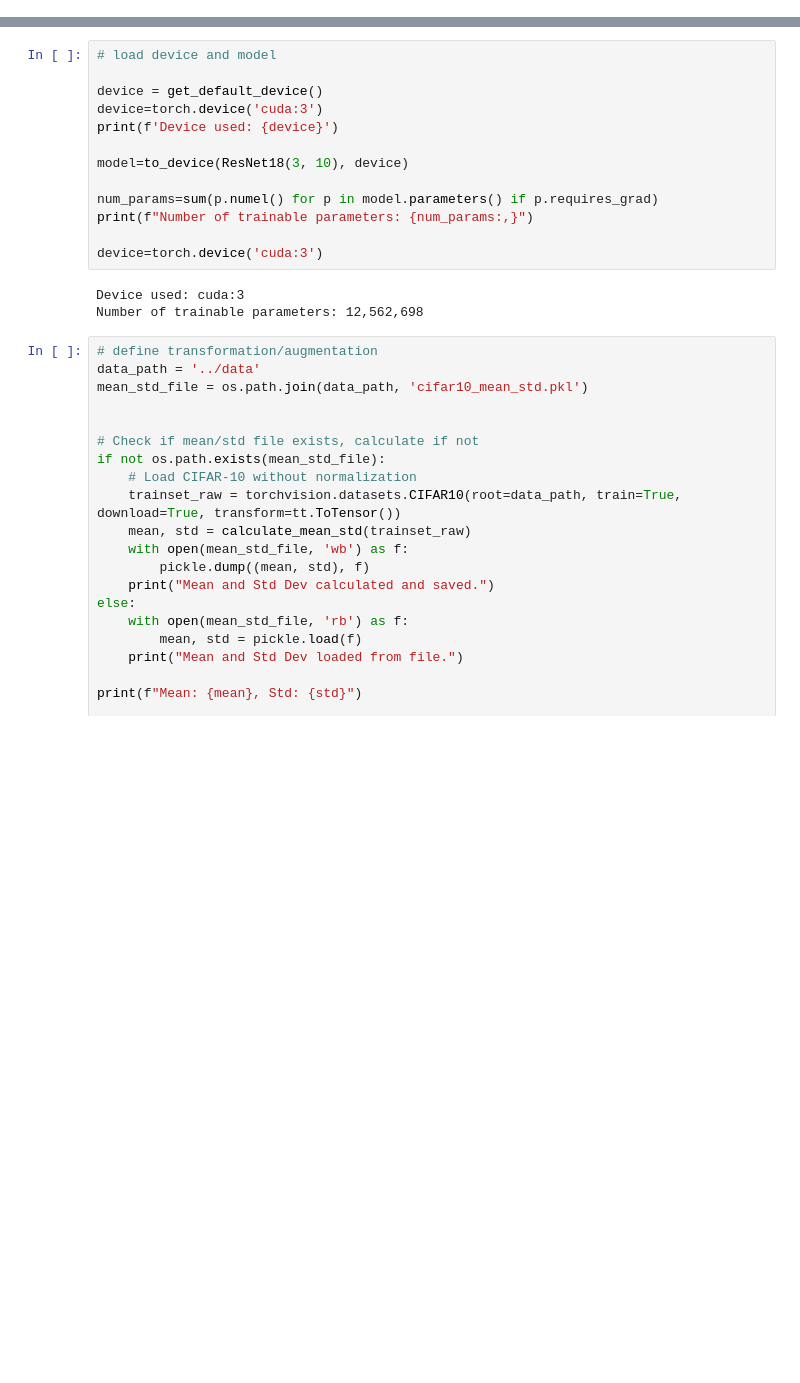
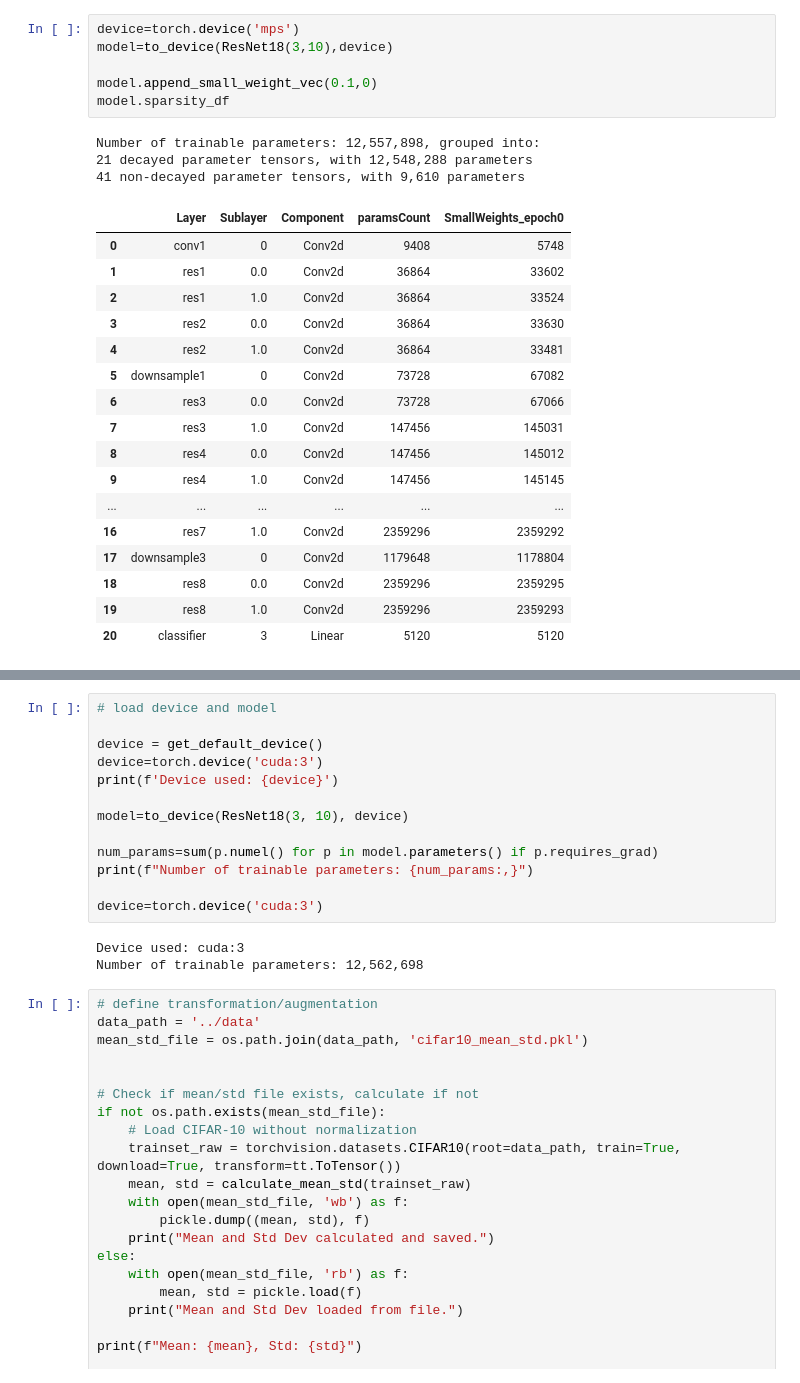
Before and after one commit to Nadav-out/PAdam, a Jupyter notebook: notebooks/CIFAR10-new.ipynb, the cells around one changed output, grey strips where cells are left out. Saved outputs shown, nothing was run; the diff lists cells and outputs as text; blank space fills up the shorter version.

```diff
--- a/notebooks/CIFAR10-new.ipynb
+++ b/notebooks/CIFAR10-new.ipynb
@@ -31,0 +68,27 @@ import numpy as np
+# %%
+device=torch.device('mps')
+model=to_device(ResNet18(3,10),device)
+
+model.append_small_weight_vec(0.1,0)
+model.sparsity_df
+# %% [output]
+Number of trainable parameters: 12,557,898, grouped into:
+21 decayed parameter tensors, with 12,548,288 parameters
+41 non-decayed parameter tensors, with 9,610 parameters
+|  | Layer | Sublayer | Component | paramsCount | SmallWeights_epoch0 |
+| 0 | conv1 | 0 | Conv2d | 9408 | 5748 |
+| 1 | res1 | 0.0 | Conv2d | 36864 | 33602 |
+| 2 | res1 | 1.0 | Conv2d | 36864 | 33524 |
+| 3 | res2 | 0.0 | Conv2d | 36864 | 33630 |
+| 4 | res2 | 1.0 | Conv2d | 36864 | 33481 |
+| 5 | downsample1 | 0 | Conv2d | 73728 | 67082 |
+| 6 | res3 | 0.0 | Conv2d | 73728 | 67066 |
+| 7 | res3 | 1.0 | Conv2d | 147456 | 145031 |
+| 8 | res4 | 0.0 | Conv2d | 147456 | 145012 |
+| 9 | res4 | 1.0 | Conv2d | 147456 | 145145 |
+| ... | ... | ... | ... | ... | ... |
+| 16 | res7 | 1.0 | Conv2d | 2359296 | 2359292 |
+| 17 | downsample3 | 0 | Conv2d | 1179648 | 1178804 |
+| 18 | res8 | 0.0 | Conv2d | 2359296 | 2359295 |
+| 19 | res8 | 1.0 | Conv2d | 2359296 | 2359293 |
+| 20 | classifier | 3 | Linear | 5120 | 5120 |
```
Also changed, not shown: parts of 7 cells of this notebook, 4 other files.
